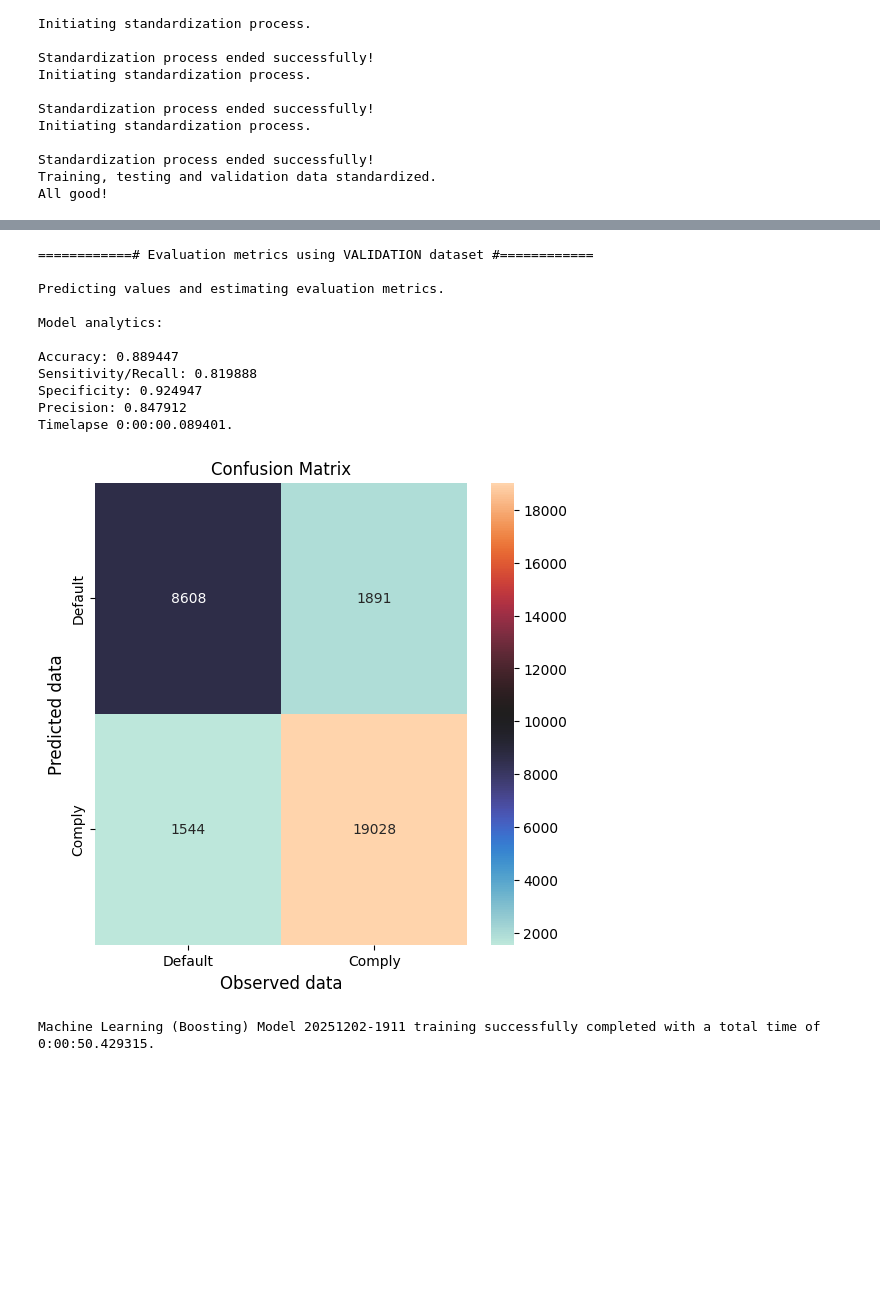
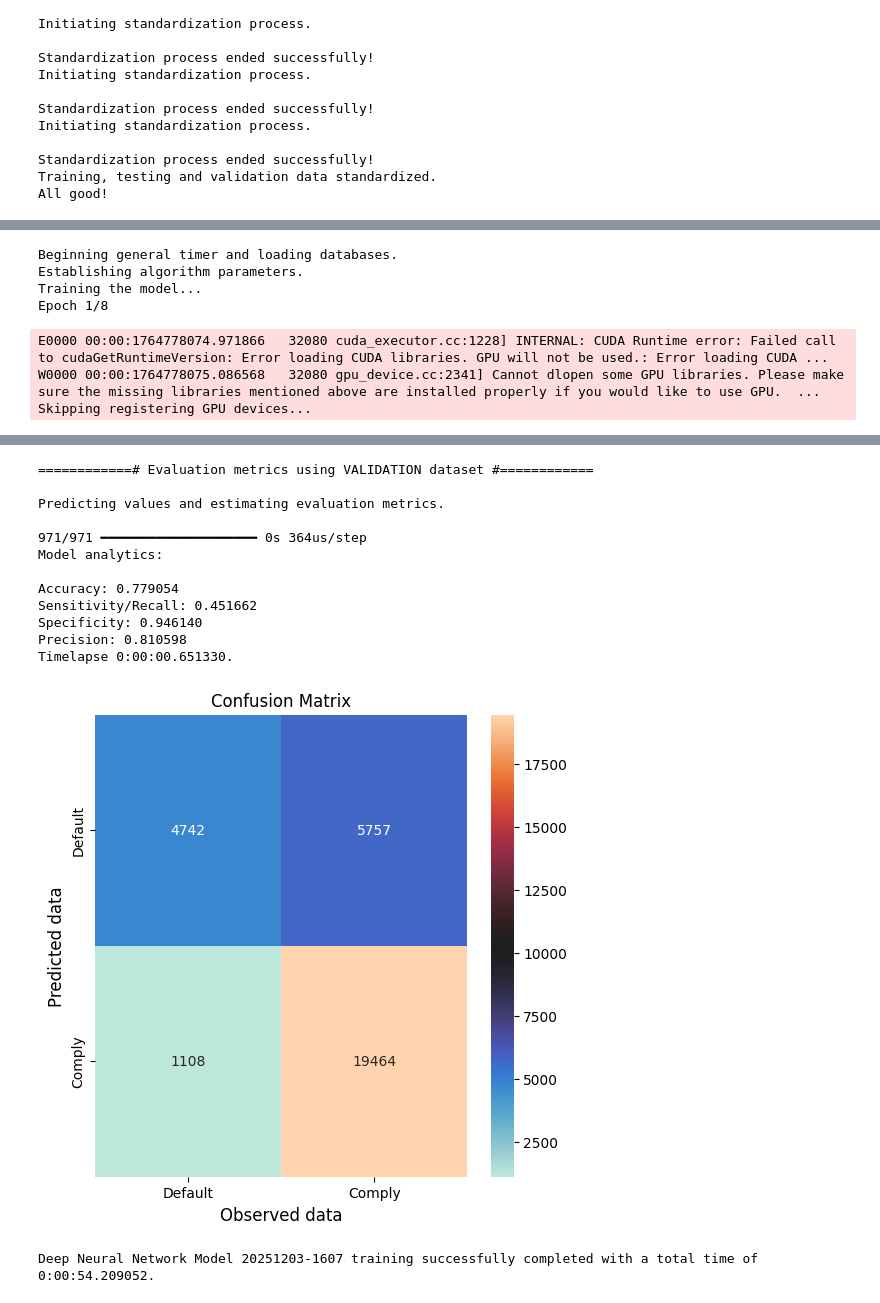
Before and after one commit to CarecaRS/NovaIMS_PM, a Jupyter notebook: project.ipynb, the cells around one changed output, grey strips where cells are left out. Saved outputs shown, nothing was run; the diff lists cells and outputs as text; code cells hidden in the pictures; blank space fills up the shorter version.

```diff
--- a/project.ipynb
+++ b/project.ipynb
@@ -623,15 +621,15 @@ try:
     # ------ Model evaluation using test data
     print('============# Evaluation metrics using TEST dataset #============\n')
     graph_color = 'icefire'
-    showme_metrics(classif=classif_cat, X=teste_x, y=teste_y, color=graph_color)
+    showme_metrics(classif=classif_nn, X=teste_x, y=teste_y, color=graph_color)
 
     # ------ Model evaluation using validation data
     print('============# Evaluation metrics using VALIDATION dataset #============\n')
-    showme_metrics(classif=classif_cat, X=valid_x, y=valid_y, color=graph_color)
+    showme_metrics(classif=classif_nn, X=valid_x, y=valid_y, color=graph_color)
 
     # ------ Training and results done
     fim_geral = timer()
-    print(f'Machine Learning (Boosting) Model {nome_modelo} training successfully completed with a total time of {timedelta(seconds=fim_geral-inicio_geral)}.')
+    print(f'Deep Neural Network Model {nome_modelo} training successfully completed with a total time of {timedelta(seconds=fim_geral-inicio_geral)}.')
 
 except Exception as e:
     print(f'Some error occured during training: {e}! Please verify this.')
@@ -655,0 +649,7 @@ Timelapse 0:00:00.134658.
+Beginning general timer and loading databases.
+Establishing algorithm parameters.
+Training the model...
+Epoch 1/8
+E0000 00:00:1764778074.971866   32080 cuda_executor.cc:1228] INTERNAL: CUDA Runtime error: Failed call to cudaGetRuntimeVersion: Error loading CUDA libraries. GPU will not be used.: Error loading CUDA ...
+W0000 00:00:1764778075.086568   32080 gpu_device.cc:2341] Cannot dlopen some GPU libraries. Please make sure the missing libraries mentioned above are installed properly if you would like to use GPU.  ...
+Skipping registering GPU devices...
@@ -657,13 +674,14 @@ Timelapse 0:00:00.134658.
-============# Evaluation metrics using VALIDATION dataset #============
-
-Predicting values and estimating evaluation metrics.
-
-Model analytics:
-
-Accuracy: 0.889447
-Sensitivity/Recall: 0.819888
-Specificity: 0.924947
-Precision: 0.847912
-Timelapse 0:00:00.089401.
+============# Evaluation metrics using VALIDATION dataset #============
+
+Predicting values and estimating evaluation metrics.
+
+971/971 ━━━━━━━━━━━━━━━━━━━━ 0s 364us/step
+Model analytics:
+
+Accuracy: 0.779054
+Sensitivity/Recall: 0.451662
+Specificity: 0.946140
+Precision: 0.810598
+Timelapse 0:00:00.651330.
-[figure, old version]
+[figure, new version]
-Machine Learning (Boosting) Model 20251202-1911 training successfully completed with a total time of 0:00:50.429315.
+Deep Neural Network Model 20251203-1607 training successfully completed with a total time of 0:00:54.209052.
```
Also changed, not shown: parts of 7 cells of this notebook.
